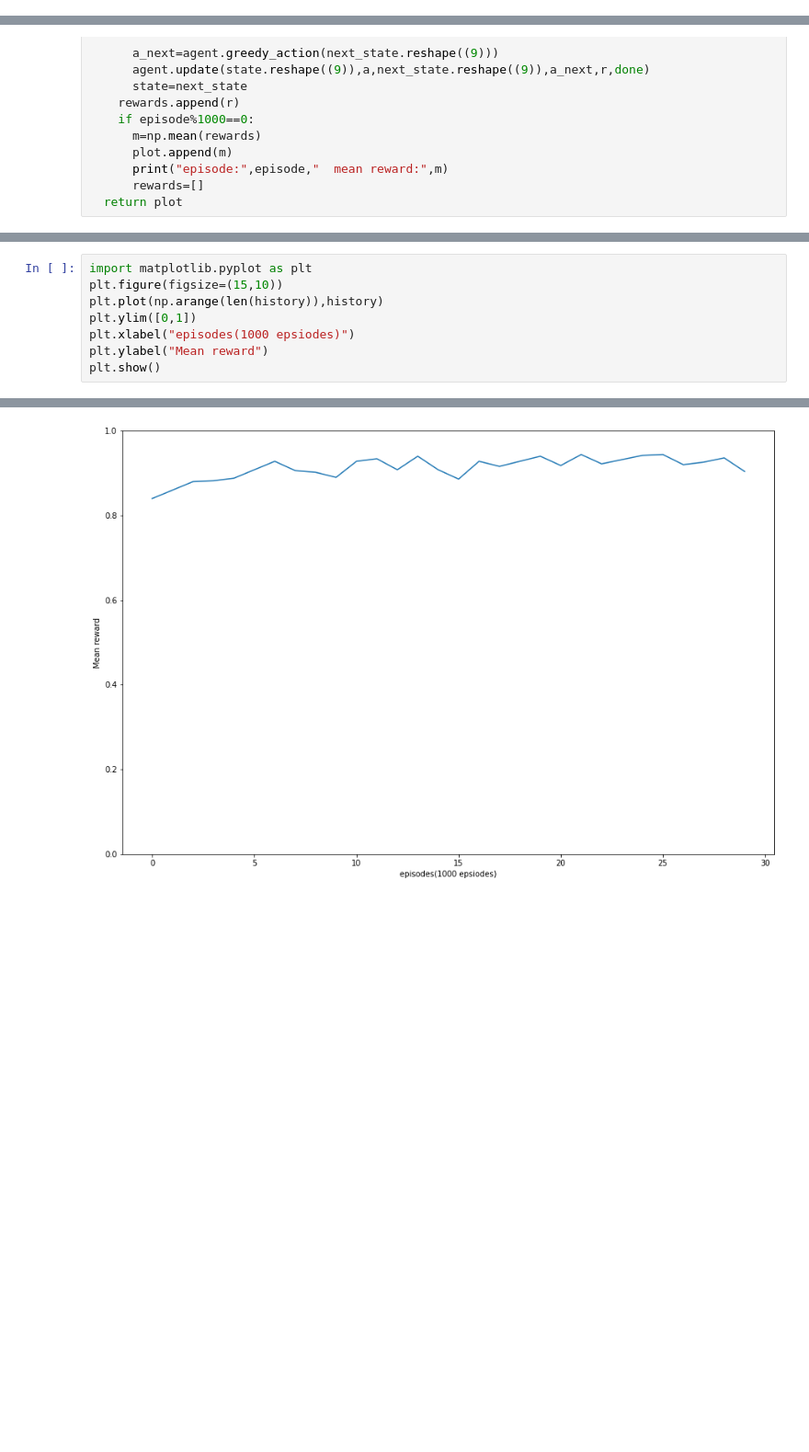
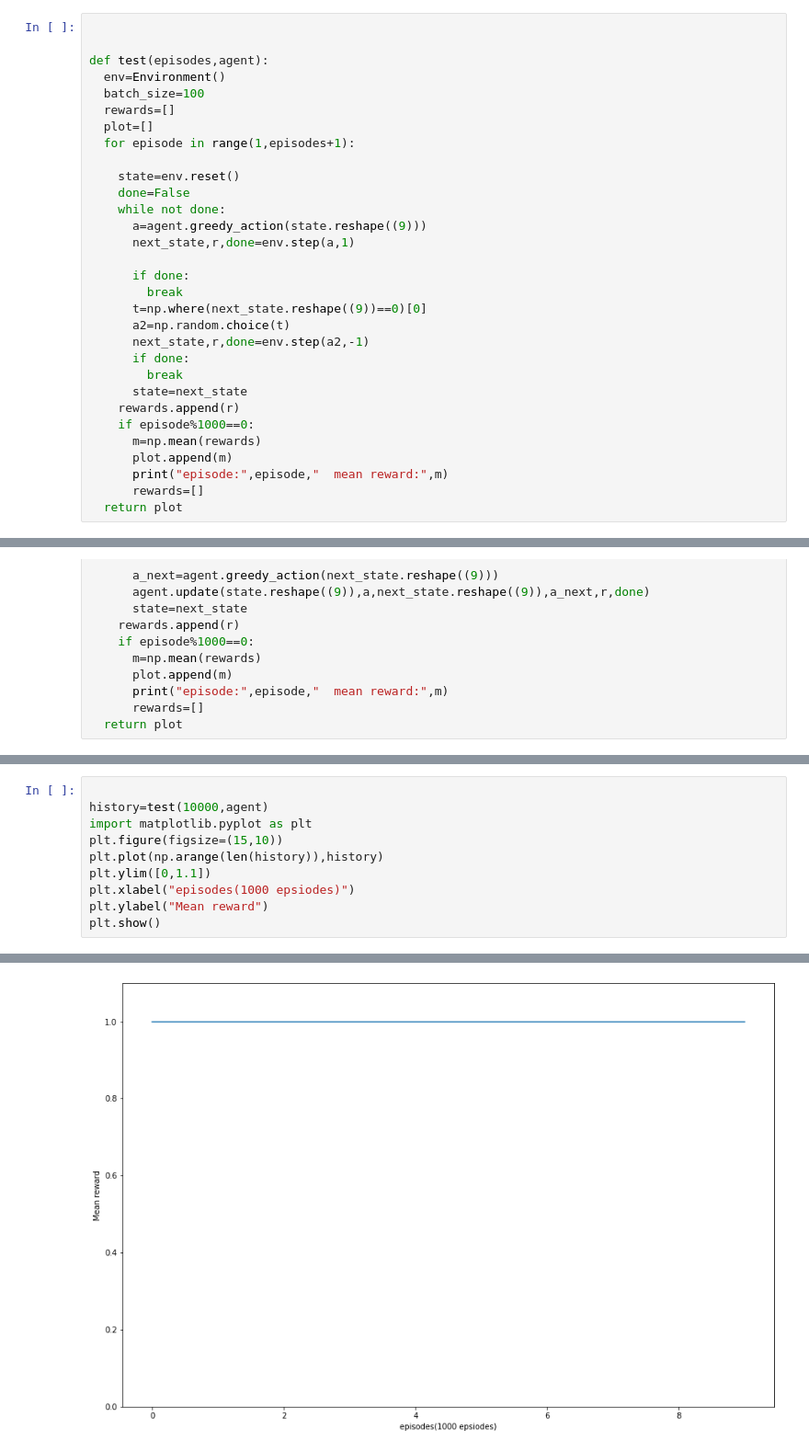
Before and after one commit to amirabbasii/Tic-Tac-Toe_QLearning, a Jupyter notebook: tic_tac_toe.ipynb, the cells around one changed output, grey strips where cells are left out. Shown at 92% size. Drawn from its saved outputs; the diff is of its cells as text; blank space fills up the shorter version.

```diff
--- a/tic_tac_toe.ipynb
+++ b/tic_tac_toe.ipynb
@@ -77,0 +89,31 @@ class Environment:
+# %%
+
+
+def test(episodes,agent):
+  env=Environment()
+  batch_size=100
+  rewards=[]
+  plot=[]
+  for episode in range(1,episodes+1):
+
+    state=env.reset()
+    done=False
+    while not done:
+      a=agent.greedy_action(state.reshape((9)))
+      next_state,r,done=env.step(a,1)
+
+      if done:
+        break
+      t=np.where(next_state.reshape((9))==0)[0]
+      a2=np.random.choice(t)
+      next_state,r,done=env.step(a2,-1)
+      if done:
+        break
+      state=next_state
+    rewards.append(r)
+    if episode%1000==0:
+      m=np.mean(rewards)
+      plot.append(m)
+      print("episode:",episode,"  mean reward:",m)
+      rewards=[]
+  return plot
@@ -136,8 +179,10 @@ episode: 30000   mean reward: 0.904
 # %%
+
+history=test(10000,agent)
 import matplotlib.pyplot as plt
 plt.figure(figsize=(15,10))
 plt.plot(np.arange(len(history)),history)
-plt.ylim([0,1])
+plt.ylim([0,1.1])
 plt.xlabel("episodes(1000 epsiodes)")
 plt.ylabel("Mean reward")
 plt.show()
@@ -145 +200 @@ plt.show()
-[figure, old version]
+[figure, new version]
```
Also changed, not shown: parts of 12 cells of this notebook.
